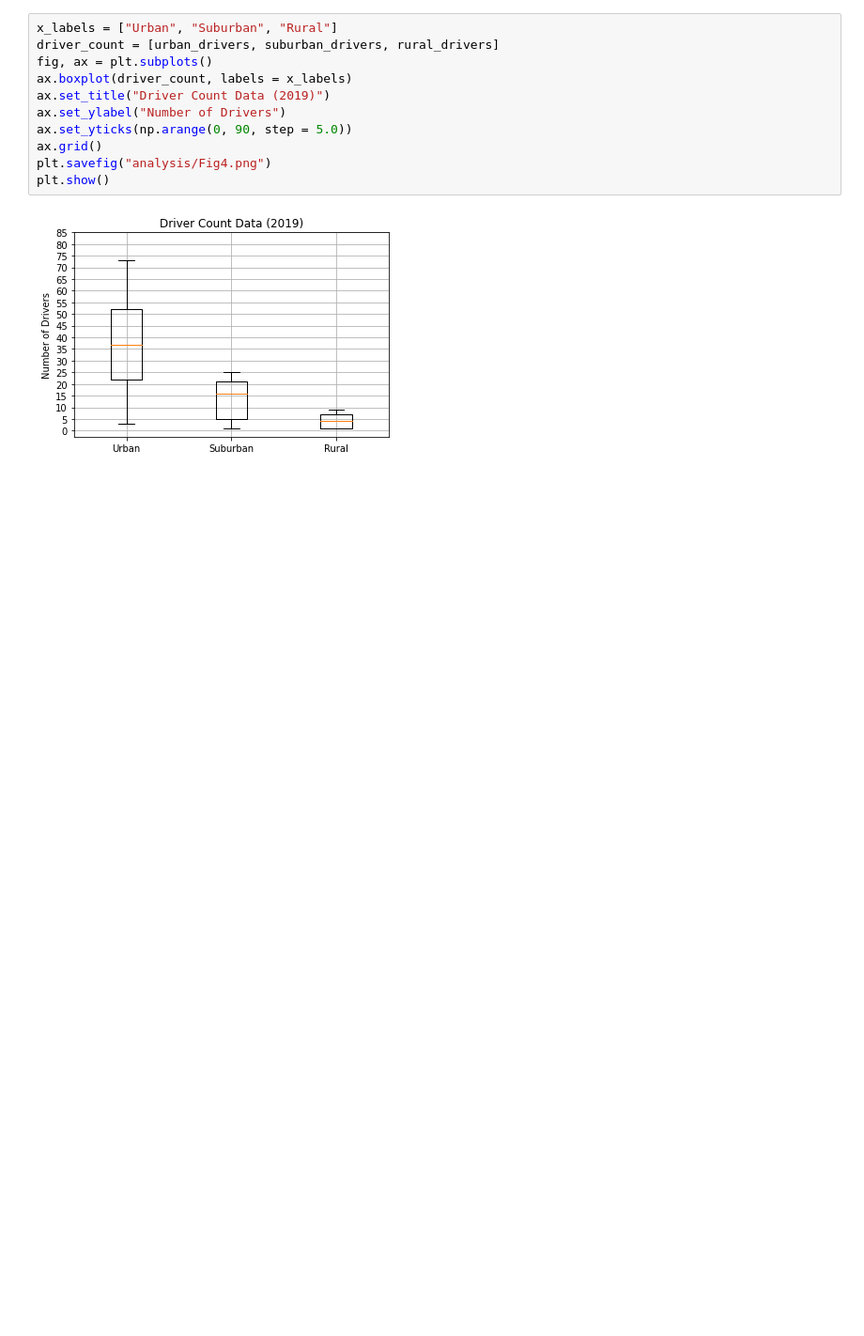
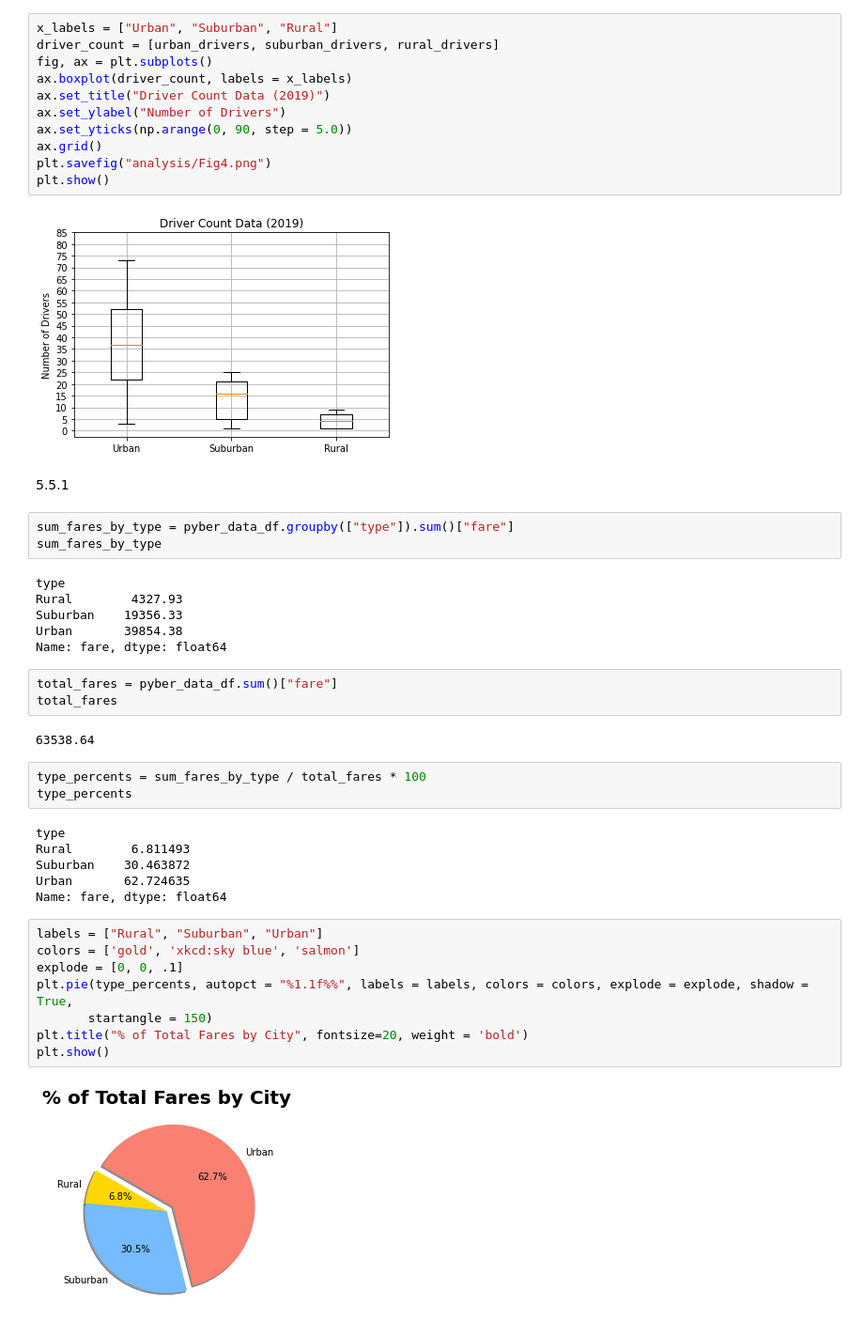
Before and after one commit to michalmichael67/PyBer_Analysis, a Jupyter notebook: PyBer.ipynb, the cells around one changed output. Shown at 94% size. Cells and saved outputs as stored; diff of their text form; blank space fills up the shorter version.

Commit message:
added fig5 to show pie chart of % of total fares by city.

```diff
--- a/PyBer.ipynb
+++ b/PyBer.ipynb
@@ -632,3 +632,38 @@ plt.savefig("analysis/Fig4.png")
 plt.show()
 # %% [output]
 [figure]
+# %% [markdown]
+5.5.1
+# %%
+sum_fares_by_type = pyber_data_df.groupby(["type"]).sum()["fare"]
+sum_fares_by_type
+# %% [output]
+type
+Rural        4327.93
+Suburban    19356.33
+Urban       39854.38
+Name: fare, dtype: float64
+# %%
+total_fares = pyber_data_df.sum()["fare"]
+total_fares
+# %% [output]
+63538.64
+# %%
+type_percents = sum_fares_by_type / total_fares * 100
+type_percents
+# %% [output]
+type
+Rural        6.811493
+Suburban    30.463872
+Urban       62.724635
+Name: fare, dtype: float64
+# %%
+labels = ["Rural", "Suburban", "Urban"]
+colors = ['gold', 'xkcd:sky blue', 'salmon']
+explode = [0, 0, .1]
+plt.pie(type_percents, autopct = "%1.1f%%", labels = labels, colors = colors, explode = explode, shadow = True,
+       startangle = 150)
+plt.title("% of Total Fares by City", fontsize=20, weight = 'bold')
+plt.show()
+# %% [output]
+[figure, added]
```
Also changed, not shown: parts of 1 cell of this notebook, 1 other file.
